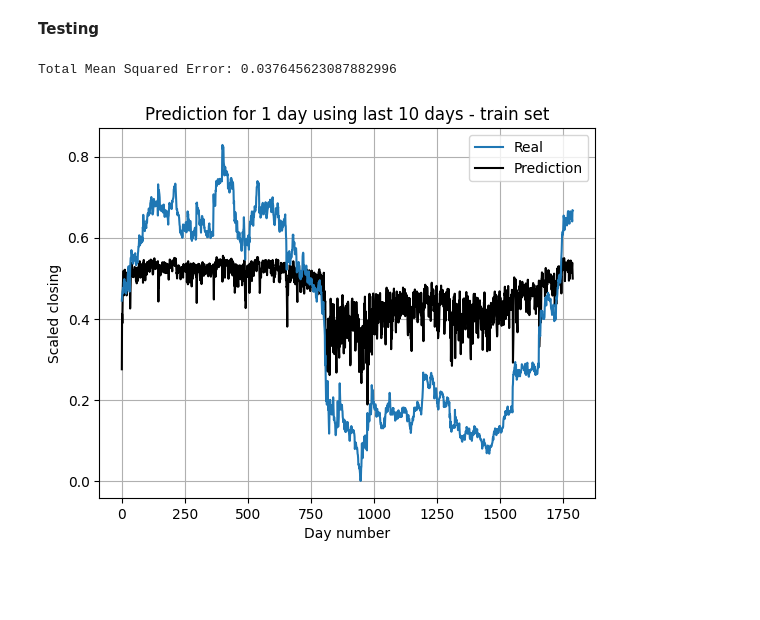
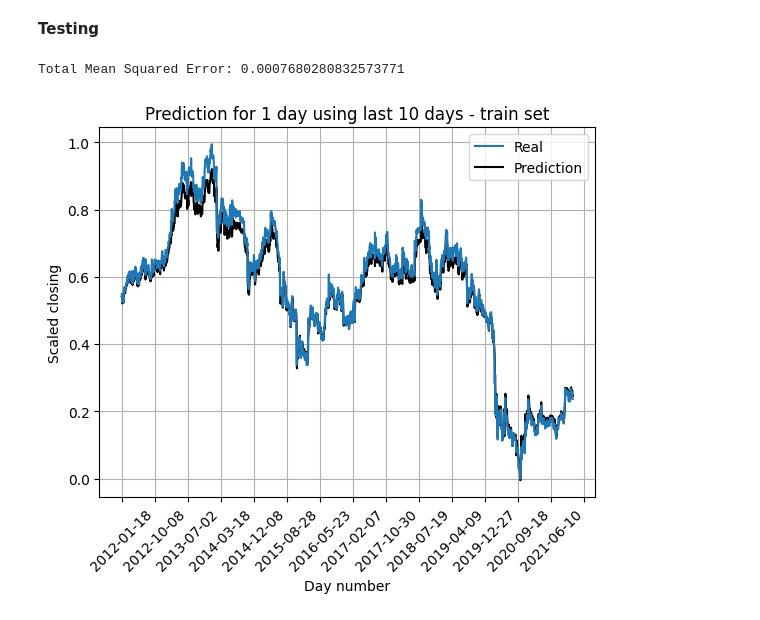
Before and after one commit to mich-kacz/Stock_prediction, a Jupyter notebook: notebooks/lstm.ipynb, the cells around one changed output. Cells and saved outputs as stored; diff of their text form; code cells hidden in the pictures; blank space fills up the shorter version.

Commit message:
CNN-LSTM

```diff
--- a/notebooks/lstm.ipynb
+++ b/notebooks/lstm.ipynb
@@ -25,10 +30,10 @@ Using cpu device
 __Getting data__
 # %%
 stock = "RR.L.csv"
-train = pd.read_csv("../data/train/" + stock).set_index("Date")
-validation = pd.read_csv("../data/validation/" + stock).set_index("Date")
-test = pd.read_csv("../data/test/" + stock).set_index("Date")
-train = pd.concat([train, validation], axis = 0)
+train = pd.read_csv("/content/drive/MyDrive/MasterProject/data/train/" + stock).set_index("Date")
+validation = pd.read_csv("/content/drive/MyDrive/MasterProject/data/validation/" + stock).set_index("Date")
+test = pd.read_csv("/content/drive/MyDrive/MasterProject/data/test/" + stock).set_index("Date")
+test = pd.concat([validation, test], axis = 0)
 train
 # %% [output]
 |  | Open | High | Low | Close | Adj Close | Volume | Change[%] |
@@ -96,10 +101,12 @@ def createSequence(dataX, dataY, lengthX, predictionHorizont):
     return xData, yData
 
 features = len(train.iloc[0])
-samplesForPrediction = 2
+samplesForPrediction = 10
 samplesPredicted = 1
 xTrain, yTrain = createSequence(train, train["Close"], samplesForPrediction, samplesPredicted)
+trainDates = train.index[samplesForPrediction+1:]
 xValid, yValid = createSequence(validation, validation["Close"], samplesForPrediction, samplesPredicted)
+testDates = test.index[samplesForPrediction+1:]
 xTest, yTest = createSequence(test, test["Close"], samplesForPrediction, samplesPredicted)
 # %%
 xTrain = torch.Tensor(xTrain).to(device)
@@ -115,14 +122,14 @@ class NeuralNetwork(nn.Module):
     def __init__(self):
         super().__init__()
         self.flatten = nn.Flatten()
-        self.l1 = nn.LSTM(input_size = samplesForPrediction*features, hidden_size = 8, num_layers = 2, device = device)
-        self.relu = nn.ReLU()
-        self.out = nn.Linear(8, 1, device = device)
+        self.l1 = nn.LSTM(input_size = samplesForPrediction*features, hidden_size = 64, num_layers = 1, bidirectional = False, device = device)
+        self.tanh = nn.Tanh()
+        self.out = nn.Linear(64, samplesPredicted, device = device)
 
     def forward(self, x):
         x = self.flatten(x)
         x, _ = self.l1(x)
-        x = self.relu(x)
+        x = self.tanh(x)
         out = self.out(x)
         return out
 
@@ -174,32 +208,40 @@ Epoch [12/12], Loss: 0.0376456193625927
 __Testing__
 # %%
 # Make predictions
-y_pred = model(xTrain)
+y_pred = model(xTrain).cpu()
 
 y_pred = y_pred.detach().numpy()
 
 
 # Calculate the mean squared error across all outputs
-mse_total = mean_squared_error(yTrain.detach().numpy(), y_pred)
+mse_total = mean_squared_error(yTrain.cpu().detach().numpy(), y_pred)
 print(f'Total Mean Squared Error: {mse_total}')
 
 set = 5*2
-real = np.concatenate(yTrain.detach().numpy()[::1])
+real = np.concatenate(yTrain.cpu().detach().numpy()[::1])
 predictions = np.concatenate(y_pred[::1])
 
 fig, ax = plt.subplots()
-ax.plot(real, zorder = 3)
-ax.plot(predictions, color = 'black', zorder = 2)
+ax.plot(trainDates, real, zorder = 3)
+ax.plot(trainDates, predictions, color = 'black', zorder = 2)
+
+# Rotate date labels for better readability
+plt.xticks(rotation=45)
+
+# Optionally, set the locator to have fewer ticks
+locator = plt.matplotlib.dates.AutoDateLocator(minticks=10, maxticks=20)
+ax.xaxis.set_major_locator(locator)
+
 ax.legend(["Real", "Prediction"])
 #ax.axvspan(0, 4, facecolor='lightblue', alpha=0.5, zorder = 1)  # First part
 #ax.axvspan(4, 9, facecolor='lightgreen', alpha=0.5, zorder = 1)  # Second part
 #ax.axvspan(9, 14, facecolor='tomato', alpha=0.5, zorder = 1)  # Second third
 #ax.set_ylim([0, 1])
 ax.grid()
 plt.ylabel("Scaled closing")
 plt.xlabel("Day number")
 plt.title("Prediction for 1 day using last 10 days - train set")
 plt.show()
 # %% [output]
-Total Mean Squared Error: 0.037645623087882996
+Total Mean Squared Error: 0.0007680280832573771
-[figure, old version]
+[figure, new version]
```
Also changed, not shown: parts of 7 cells of this notebook, 5 other files.
